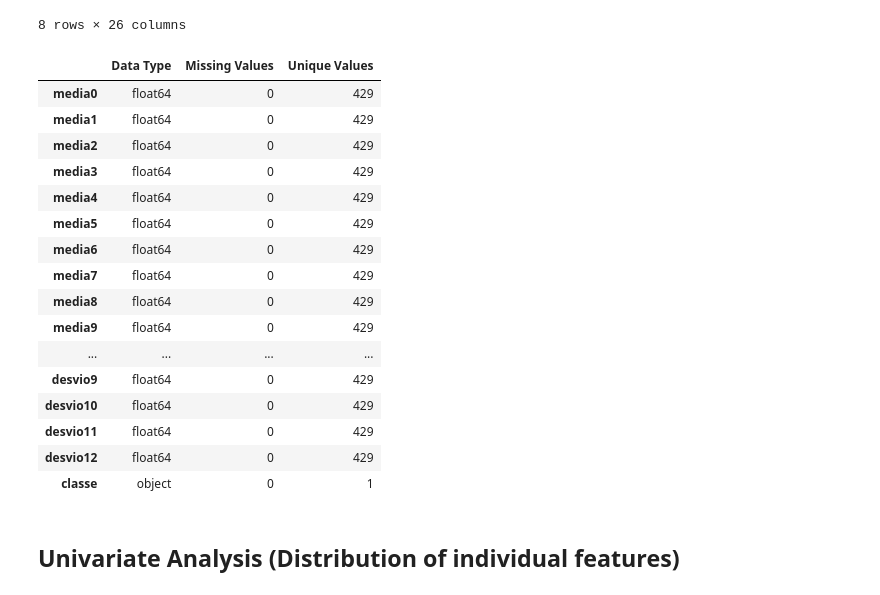
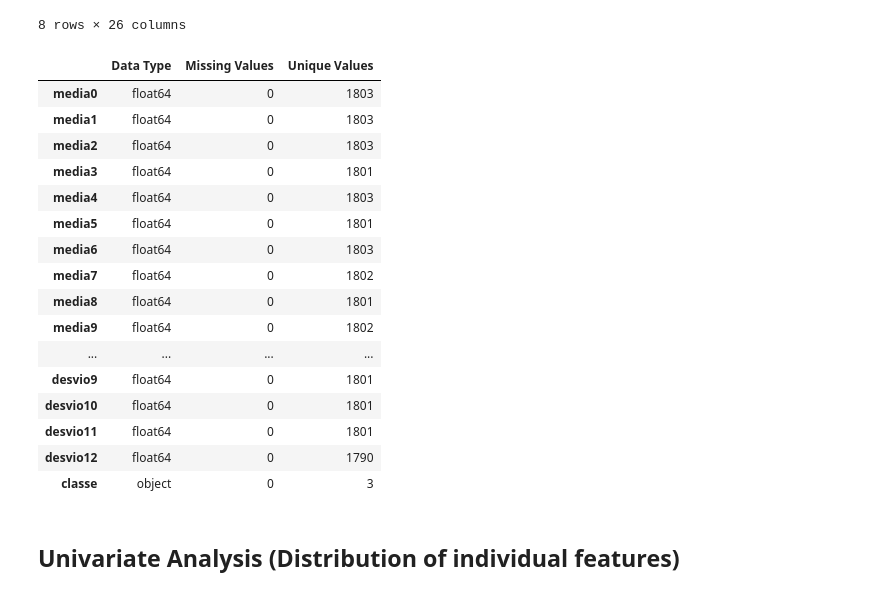
Before and after one commit to qettera/Machine-Learning-Overview, a Jupyter notebook: project.ipynb, the cells around one changed output. Cells and saved outputs as stored; diff of their text form; code cells hidden in the pictures.

```diff
--- a/project.ipynb
+++ b/project.ipynb
@@ -114,31 +119,31 @@ df.describe()
 | max | 10.602967 | 2.943808 | 4.826087 | 2.914812 | 3.156123 | 2.050018 | 2.381640 | 2.096199 | 2.274243 | 1.788323 | ... | ... |
 8 rows × 26 columns
 # %%
-df = pd.DataFrame({
-    'Data Type': df_car_horn.dtypes,
-    'Missing Values': df_car_horn.isnull().sum(),
-    'Unique Values': df_car_horn.nunique()
+df_info = pd.DataFrame({
+    'Data Type': df.dtypes,
+    'Missing Values': df.isnull().sum(),
+    'Unique Values': df.nunique()
 })
 
-df
+df_info
 # %% [output]
 |  | Data Type | Missing Values | Unique Values |
-| media0 | float64 | 0 | 429 |
-| media1 | float64 | 0 | 429 |
-| media2 | float64 | 0 | 429 |
-| media3 | float64 | 0 | 429 |
-| media4 | float64 | 0 | 429 |
-| media5 | float64 | 0 | 429 |
-| media6 | float64 | 0 | 429 |
-| media7 | float64 | 0 | 429 |
-| media8 | float64 | 0 | 429 |
-| media9 | float64 | 0 | 429 |
+| media0 | float64 | 0 | 1803 |
+| media1 | float64 | 0 | 1803 |
+| media2 | float64 | 0 | 1803 |
+| media3 | float64 | 0 | 1801 |
+| media4 | float64 | 0 | 1803 |
+| media5 | float64 | 0 | 1801 |
+| media6 | float64 | 0 | 1803 |
+| media7 | float64 | 0 | 1802 |
+| media8 | float64 | 0 | 1801 |
+| media9 | float64 | 0 | 1802 |
 | ... | ... | ... | ... |
-| desvio9 | float64 | 0 | 429 |
-| desvio10 | float64 | 0 | 429 |
-| desvio11 | float64 | 0 | 429 |
-| desvio12 | float64 | 0 | 429 |
-| classe | object | 0 | 1 |
+| desvio9 | float64 | 0 | 1801 |
+| desvio10 | float64 | 0 | 1801 |
+| desvio11 | float64 | 0 | 1801 |
+| desvio12 | float64 | 0 | 1790 |
+| classe | object | 0 | 3 |
 # %% [markdown]
 ## Univariate Analysis (Distribution of individual features)
 # %% [markdown]
```
Also changed, not shown: parts of 29 cells of this notebook, 1 other file.
